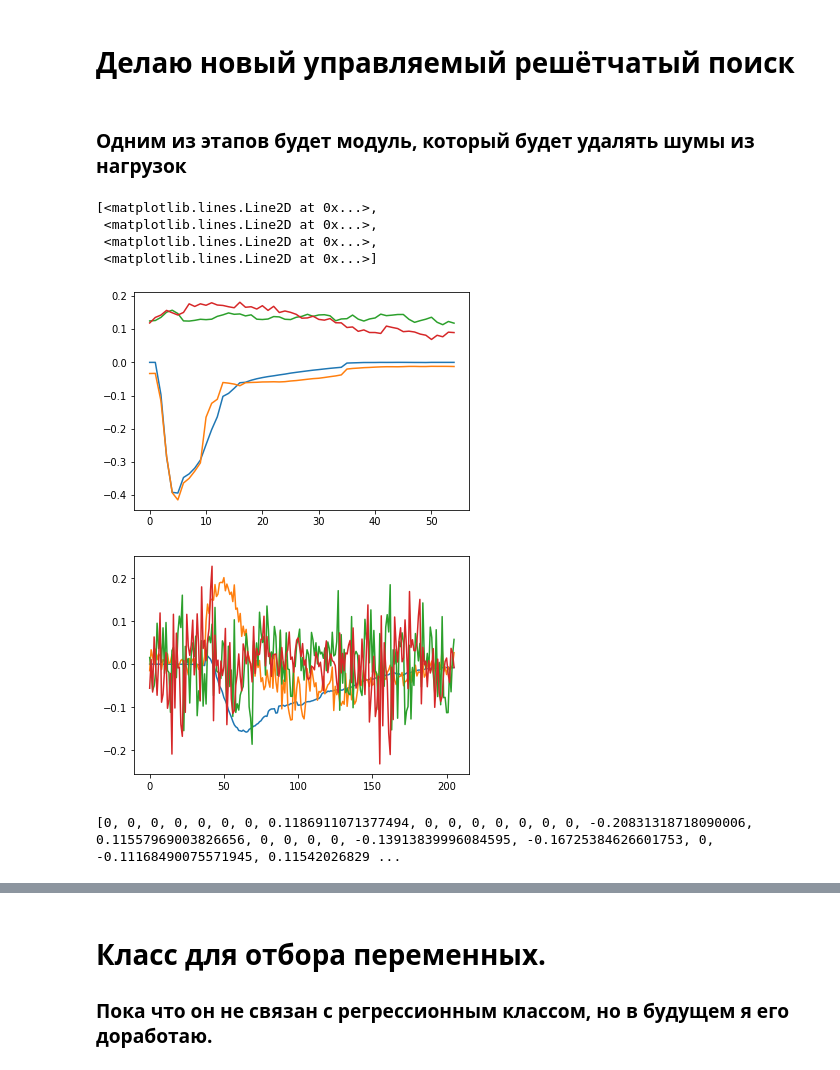
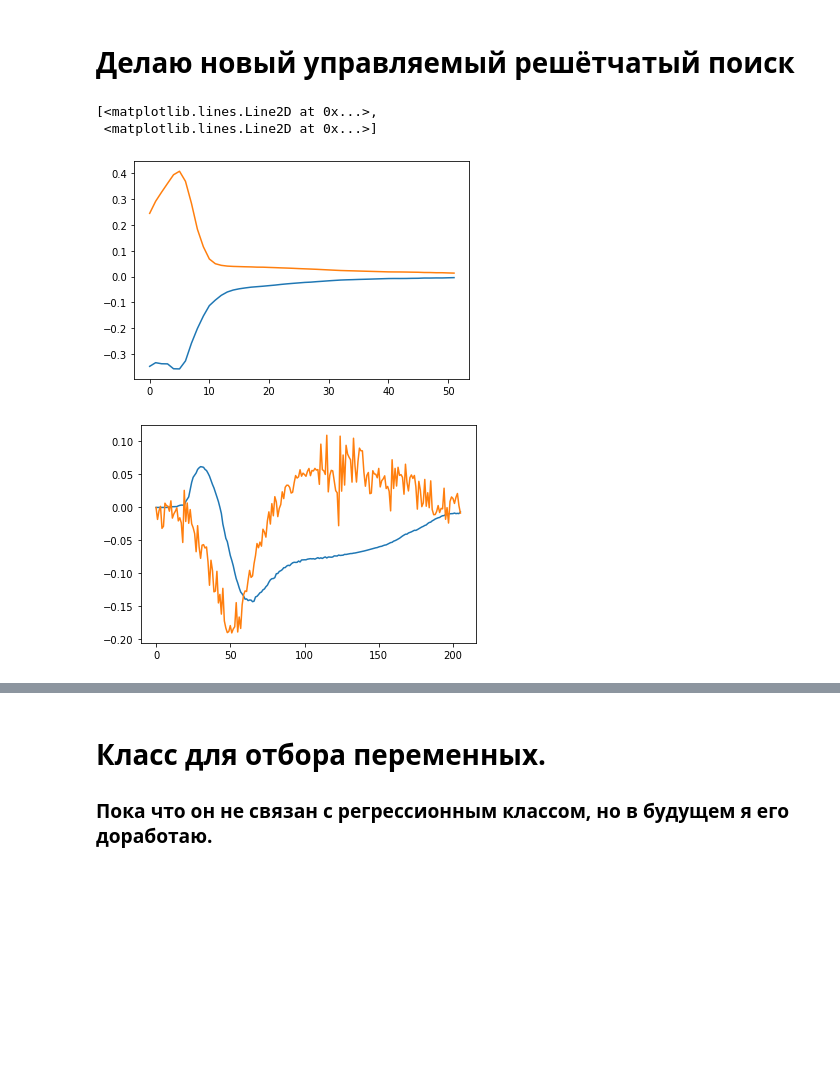
Before and after one commit to 89605502155/ML-repositry, a Jupyter notebook: new_NPLS1.ipynb, the cells around one changed output, grey strips where cells are left out. Saved outputs shown, nothing was run; the diff lists cells and outputs as text; code cells hidden in the pictures; blank space fills up the shorter version.

```diff
--- a/new_NPLS1.ipynb
+++ b/new_NPLS1.ipynb
@@ -29,7 +29,7 @@ warnings.simplefilter('ignore')
 # %% [markdown]
 # Загрузим данные
 # %%
-Xdata_numpy = pkl.load(open('C:/Users/admin/Desktop/PLS2021/N-PLS/X.pkl.gz', 'rb'))
+Xdata_numpy = pkl.load(open('C:/Users/admin/Desktop/PLS2021/N-PLS/X_new.pkl.gz', 'rb'))
 Ydata = pkl.load(open('C:/Users/admin/Desktop/PLS2021/N-PLS/y.pkl.gz', 'rb'))
 # %% [markdown]
 # N-PLS1
@@ -67,8 +68,9 @@ class centrir(BaseEstimator):
             return y
 # %%
 class Tri_PLS1_grid(RegressorMixin,BaseEstimator):
-    def  __init__(self, n_components=2):
+    def  __init__(self, n_components=2,a=0.3):
         self.n_components = n_components
+        self.a=a
 
 
     def fit(self, xx, yy):
@@ -96,7 +98,17 @@ class Tri_PLS1_grid(RegressorMixin,BaseEstimator):
             for i in range(0,x.shape[0]):
                 x_product[i,:,:]=x[i,:,:]*y[i]
             z=x_product.sum(axis=0)
+
+            # Блок регуляризации
+            z_po=LA.pinv(z)
+            z=np.dot((np.dot(z,z_po)+(self.a*np.eye(z.shape[0]))),z)
+
+
             Wk, S, WI = np.linalg.svd(z)
+            #plt.imshow(Wk, aspect='auto')
+            #plt.imshow(WI, aspect='auto')
+            #plt.imshow(S, aspect='auto')
+            #plt.show();
             w_k=np.array(Wk[:,0]).reshape(x.shape[1],1)
             w_i=np.array(WI[0,:]).reshape(x.shape[2],1)
             w_k_mass[f,:,:]=w_k
@@ -168,5 +180,3 @@ class Tri_PLS1_grid(RegressorMixin,BaseEstimator):
         return y
 # %% [markdown]
 # Делаю новый управляемый решётчатый поиск
-# %% [markdown]
-### Одним из этапов будет модуль, который будет удалять шумы из нагрузок
@@ -287,31 +183,35 @@ class delete_noise():
+# %%
+def flatten(x):
+    sh = x.shape
+    return x.reshape(sh[0:len(sh)-1])
 # %%
 # для гуминовых веществ может иметь смысл взять чуть больше компонент;
 # для аминокислот должно быть достаточно одного
-model = Tri_PLS1_grid(n_components=4)
+model = Tri_PLS1_grid(n_components=2, a=0.2)
 
 # NB: здесь мы ничего не центрируем, что как будто не влияет на результат
 X = Xdata_numpy['X']
-X -= X.mean(axis = 0) # раскомментировать для центрирования по X
+#X -= X.mean(axis = 0) # раскомментировать для центрирования по X
 
 y0 = Ydata.to_numpy()[:,0] # здесь номер колонки выбирает гуминовые вещества / тирозин / триптофан
-y0 -= y0.mean() # раскомментировать для центрирования по y
+st=np.std(y0)
+#y0 -= y0.mean() # раскомментировать для центрирования по
+#y0 /= (st**2)
 model.fit(X, y0)
 
 # почему-то массивы w_i, w_k оказываются трёхмерными, но последняя размерность всегда 1
 # уберём её, чтобы работать, как мы обычно работаем с матрицами
 def flatten(x):
     sh = x.shape
     return x.reshape(sh[0:len(sh)-1])
 
 plt.figure()
 plt.plot(flatten(model.w_i).transpose())
 
 plt.figure()
 plt.plot(flatten(model.w_k).transpose())
 # %% [output]
 [<matplotlib.lines.Line2D at 0x...>,
- <matplotlib.lines.Line2D at 0x...>,
- <matplotlib.lines.Line2D at 0x...>,
  <matplotlib.lines.Line2D at 0x...>]
-[figure, old version]
+[figure, new version]
-[figure, old version]
+[figure, new version]
@@ -320,5 +217,0 @@ d=delete_noise(coef_noise=2, left_width=20, righ_width=7)
-# %%
-n=d.delete_down_mean(flatten(model.w_k).transpose()[:,3])
-m=d.interpolate_near_one_pick(flatten(model.w_k).transpose()[:,3],Xdata_numpy['emission'])
-# %% [output]
-[0, 0, 0, 0, 0, 0, 0, 0.1186911071377494, 0, 0, 0, 0, 0, 0, 0, -0.20831318718090006, 0.11557969003826656, 0, 0, 0, 0, -0.13913839996084595, -0.16725384626601753, 0, -0.11168490075571945, 0.11542026829 ...
```
Also changed, not shown: parts of 9 cells of this notebook.
